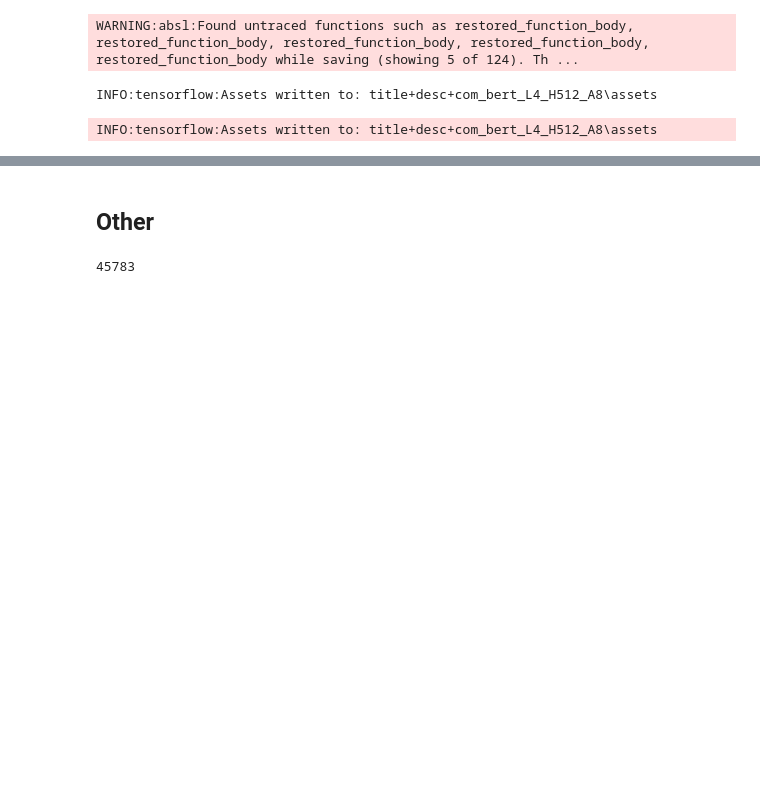
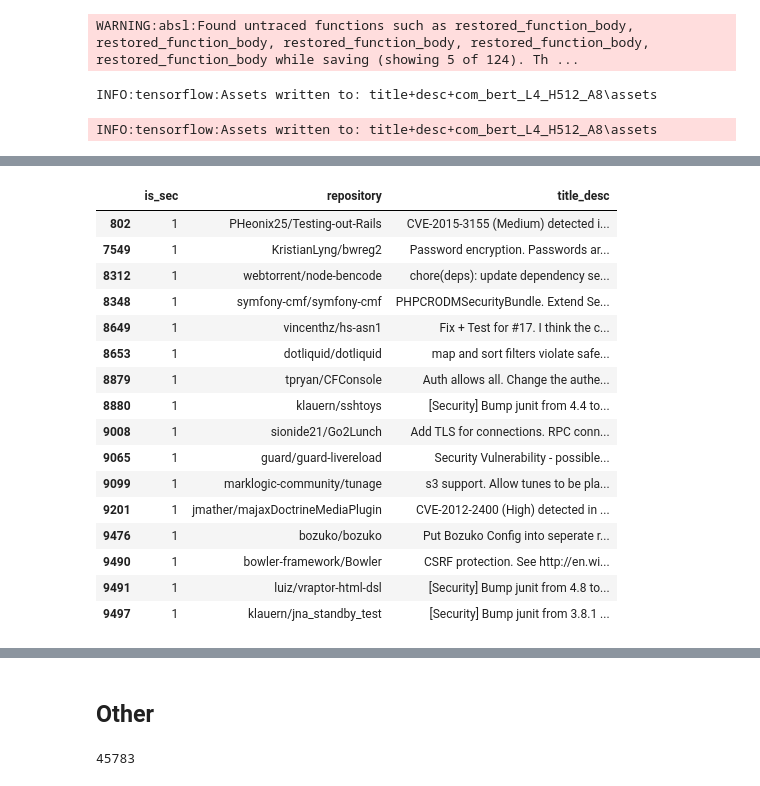
Before and after one commit to TeamPML/GuthubSecurityIssues, a Jupyter notebook: modelling.ipynb, the cells around one changed output, grey strips where cells are left out. Saved outputs shown, nothing was run; the diff lists cells and outputs as text; code cells hidden in the pictures; blank space fills up the shorter version.

```diff
--- a/modelling.ipynb
+++ b/modelling.ipynb
@@ -1054,0 +1064,3 @@ INFO:tensorflow:Assets written to: title+desc+com_bert_L4_H512_A8\assets
+# %%
+df = pd.concat([df_sec, df_non_sec]).reset_index(drop=True)
+df
@@ -1054,0 +1081,4 @@ INFO:tensorflow:Assets written to: title+desc+com_bert_L4_H512_A8\assets
+# %%
+title_desc_df = df[['is_sec', 'repository']]
+title_desc_df['title_desc'] = df['title'] + '. ' + df['description'].fillna('')
+title_desc_df
@@ -1054,0 +1104,4 @@ INFO:tensorflow:Assets written to: title+desc+com_bert_L4_H512_A8\assets
+# %%
+# encode is_sec column using pandas
+title_desc_df['is_sec'] = title_desc_df['is_sec'].map({'yes': 1, 'no': 0})
+title_desc_df
@@ -1054,0 +1127,4 @@ INFO:tensorflow:Assets written to: title+desc+com_bert_L4_H512_A8\assets
+# %%
+single_issue_indices = title_desc_df['repository'].value_counts() == 1
+single_issue_repos = title_desc_df['repository'].value_counts()[single_issue_indices].index
+single_issue_repos
@@ -1054,0 +1140,21 @@ INFO:tensorflow:Assets written to: title+desc+com_bert_L4_H512_A8\assets
+# %%
+single_issue_df = title_desc_df[title_desc_df['repository'].isin(single_issue_repos)]
+single_issue_df
+# %% [output]
+|  | is_sec | repository | title_desc |
+| 802 | 1 | PHeonix25/Testing-out-Rails | CVE-2015-3155 (Medium) detected i... |
+| 7549 | 1 | KristianLyng/bwreg2 | Password encryption. Passwords ar... |
+| 8312 | 1 | webtorrent/node-bencode | chore(deps): update dependency se... |
+| 8348 | 1 | symfony-cmf/symfony-cmf | PHPCRODMSecurityBundle. Extend Se... |
+| 8649 | 1 | vincenthz/hs-asn1 | Fix + Test for #17. I think the c... |
+| 8653 | 1 | dotliquid/dotliquid | map and sort filters violate safe... |
+| 8879 | 1 | tpryan/CFConsole | Auth allows all. Change the authe... |
+| 8880 | 1 | klauern/sshtoys | [Security] Bump junit from 4.4 to... |
+| 9008 | 1 | sionide21/Go2Lunch | Add TLS for connections. RPC conn... |
+| 9065 | 1 | guard/guard-livereload | Security Vulnerability - possible... |
+| 9099 | 1 | marklogic-community/tunage | s3 support. Allow tunes to be pla... |
+| 9201 | 1 | jmather/majaxDoctrineMediaPlugin | CVE-2012-2400 (High) detected in ... |
+| 9476 | 1 | bozuko/bozuko | Put Bozuko Config into seperate r... |
+| 9490 | 1 | bowler-framework/Bowler | CSRF protection. See http://en.wi... |
+| 9491 | 1 | luiz/vraptor-html-dsl | [Security] Bump junit from 4.8 to... |
+| 9497 | 1 | klauern/jna_standby_test | [Security] Bump junit from 3.8.1 ... |
```
Also changed, not shown: parts of 21 cells of this notebook, 1 other file.
